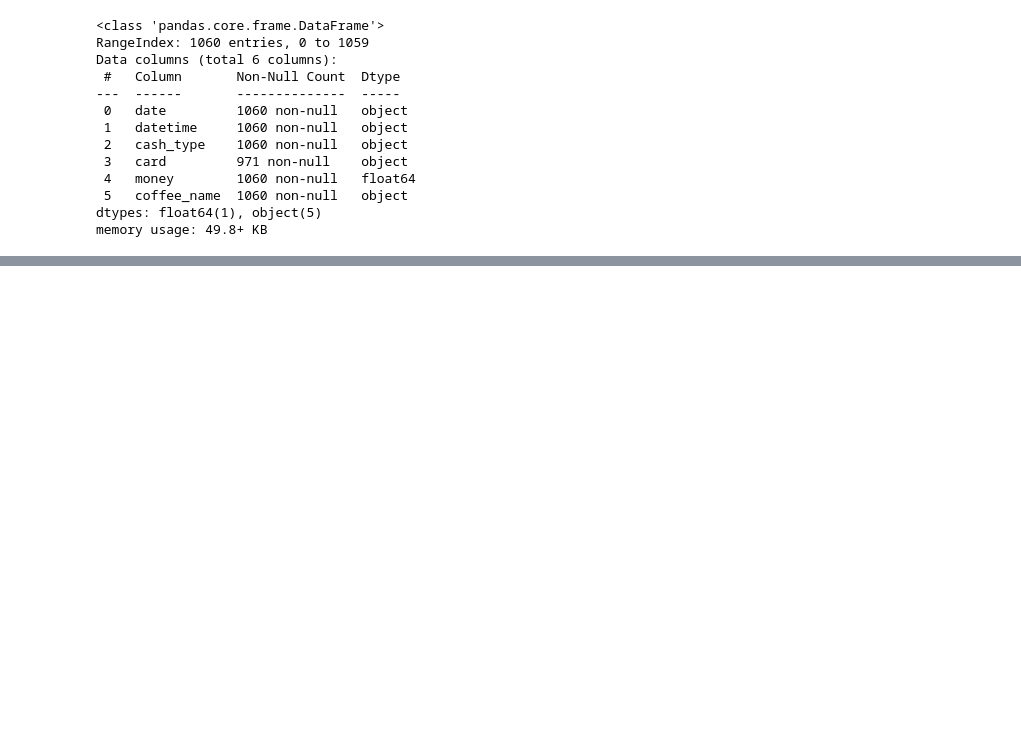
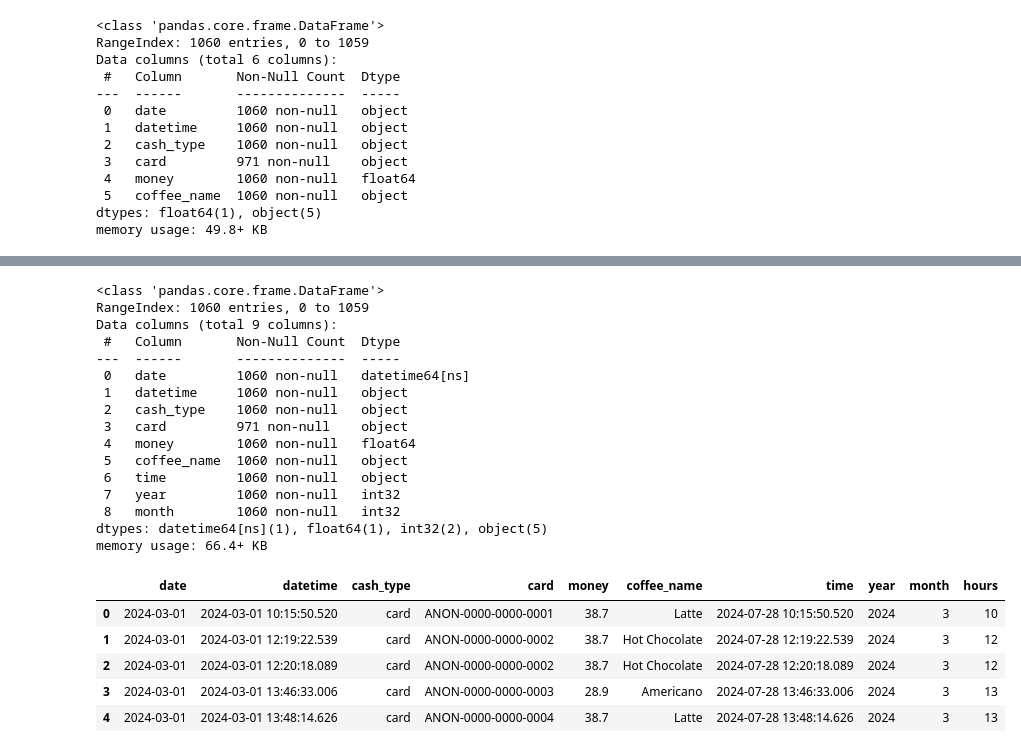
Before and after one commit to firmansevic/python, a Jupyter notebook: coffee.ipynb, the cells around one changed output, grey strips where cells are left out. Drawn from its saved outputs; the diff is of its cells as text; code cells hidden in the pictures; blank space fills up the shorter version.

```diff
--- a/coffee.ipynb
+++ b/coffee.ipynb
@@ -44,3 +50,8 @@ Data columns (total 6 columns):
  5   coffee_name  1060 non-null   object
 dtypes: float64(1), object(5)
 memory usage: 49.8+ KB
+# %%
+#split date time column
+df[['date','time']]=df['datetime'].str.split(' ',expand=True)
+df.info() # find out the data type
+#df.head(3)
@@ -46,0 +73,5 @@ memory usage: 49.8+ KB
+# %%
+#df.date=pd.to_datetime(df.date)
+df['date']=pd.to_datetime(df['date']) # change data type
+df['year']=df['date'].dt.year # create column year
+df['month']=df['date'].dt.month # create column month
@@ -46,0 +138,29 @@ memory usage: 49.8+ KB
+# %%
+# what time do the most customers come?
+df.info() #check the type of the column
+df['time'] = pd.to_datetime(df['time'])# change the data type
+df['hours'] = df['time'].dt.hour # split the hour
+df.head()
+# %% [output]
+<class 'pandas.core.frame.DataFrame'>
+RangeIndex: 1060 entries, 0 to 1059
+Data columns (total 9 columns):
+ #   Column       Non-Null Count  Dtype
+---  ------       --------------  -----
+ 0   date         1060 non-null   datetime64[ns]
+ 1   datetime     1060 non-null   object
+ 2   cash_type    1060 non-null   object
+ 3   card         971 non-null    object
+ 4   money        1060 non-null   float64
+ 5   coffee_name  1060 non-null   object
+ 6   time         1060 non-null   object
+ 7   year         1060 non-null   int32
+ 8   month        1060 non-null   int32
+dtypes: datetime64[ns](1), float64(1), int32(2), object(5)
+memory usage: 66.4+ KB
+|  | date | datetime | cash_type | card | money | coffee_name | time | year | month | hours |
+| 0 | 2024-03-01 | 2024-03-01 10:15:50.520 | card | ANON-0000-0000-0001 | 38.7 | Latte | 2024-07-28 10:15:50.520 | 2024 | 3 | 10 |
+| 1 | 2024-03-01 | 2024-03-01 12:19:22.539 | card | ANON-0000-0000-0002 | 38.7 | Hot Chocolate | 2024-07-28 12:19:22.539 | 2024 | 3 | 12 |
+| 2 | 2024-03-01 | 2024-03-01 12:20:18.089 | card | ANON-0000-0000-0002 | 38.7 | Hot Chocolate | 2024-07-28 12:20:18.089 | 2024 | 3 | 12 |
+| 3 | 2024-03-01 | 2024-03-01 13:46:33.006 | card | ANON-0000-0000-0003 | 28.9 | Americano | 2024-07-28 13:46:33.006 | 2024 | 3 | 13 |
+| 4 | 2024-03-01 | 2024-03-01 13:48:14.626 | card | ANON-0000-0000-0004 | 38.7 | Latte | 2024-07-28 13:48:14.626 | 2024 | 3 | 13 |
```
Also changed, not shown: parts of 9 cells of this notebook.
